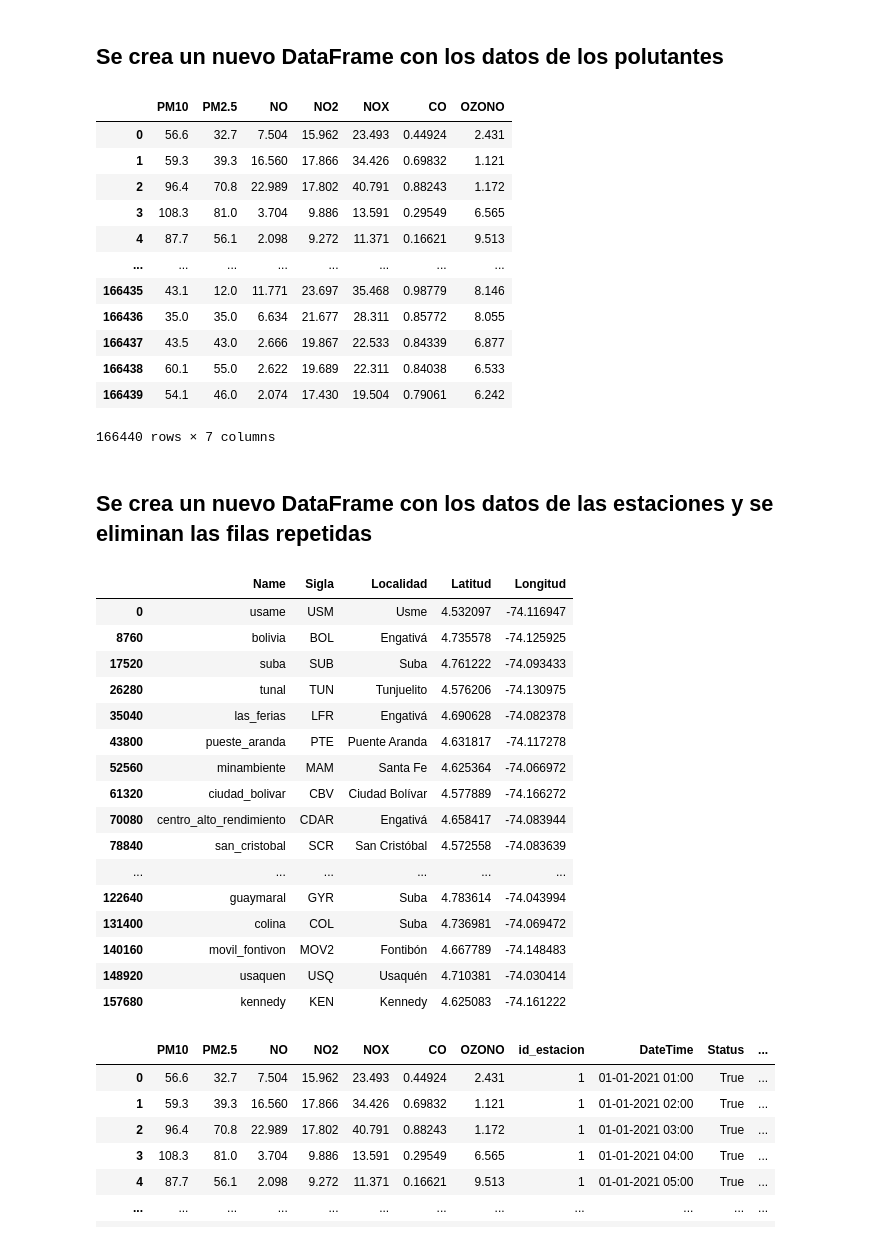
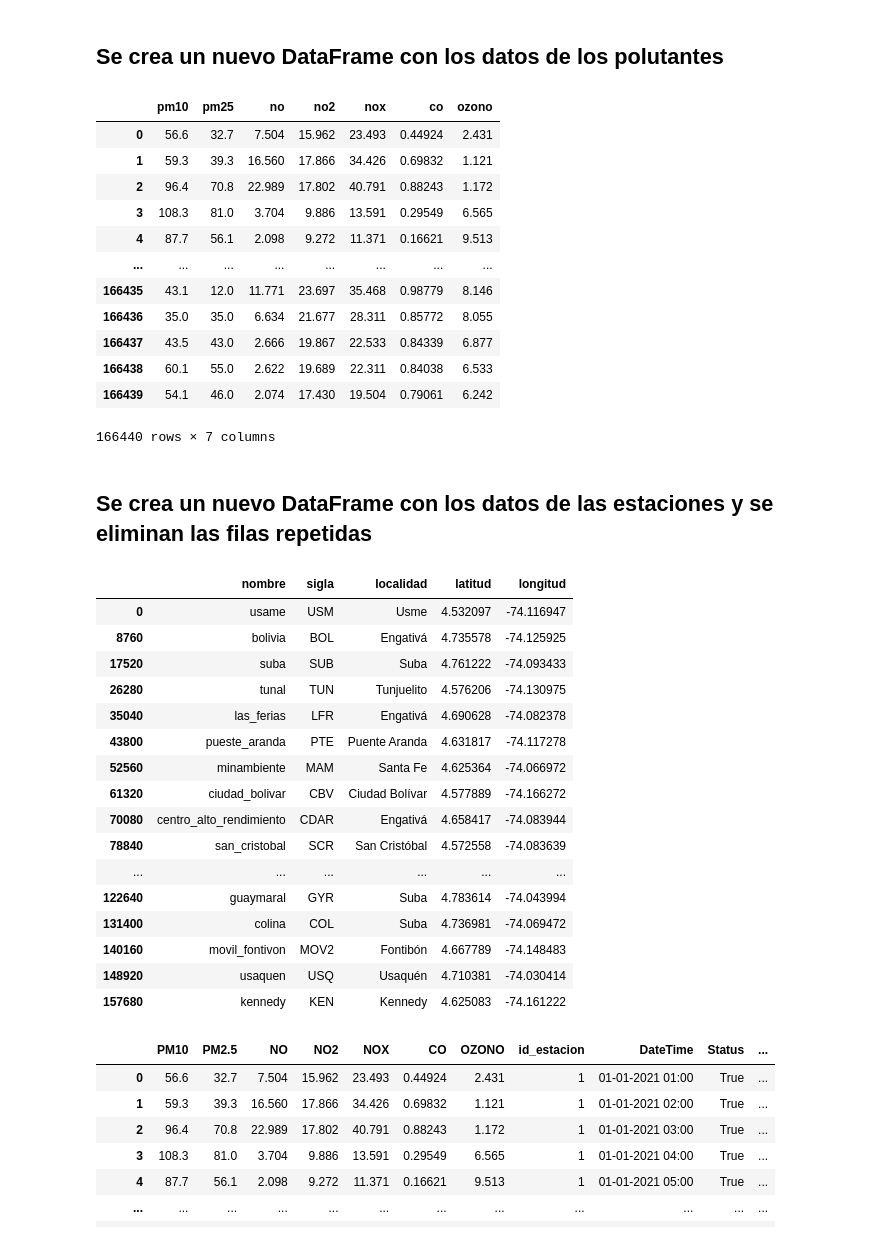
Before and after one commit to ManuelM07/Data-warehouse, a Jupyter notebook: air_quality_bogota/preprocessing_db.ipynb, the cells around one changed output. Saved outputs shown, nothing was run; the diff lists cells and outputs as text; code cells hidden in the pictures.

Commit message:
Rename columns

```diff
--- a/air_quality_bogota/preprocessing_db.ipynb
+++ b/air_quality_bogota/preprocessing_db.ipynb
@@ -39,9 +28,16 @@ df
 # %%
 df_polutante=pd.DataFrame(df, columns=["PM10", "PM2.5", "NO", "NO2", "NOX", "CO", "OZONO"]) # se crea un nuevo DataFrame unicamente con los polutantes
 df['id_polutante'] = df.index+1 # se crea una nueva columna que identificará a cada polutante
+df_polutante = df_polutante.rename(columns={'PM10': 'pm10'}) # se pone el nombre de la columna en minuscula
+df_polutante = df_polutante.rename(columns={'PM2.5': 'pm25'})
+df_polutante = df_polutante.rename(columns={'NO': 'no'})
+df_polutante = df_polutante.rename(columns={'NO2': 'no2'})
+df_polutante = df_polutante.rename(columns={'NOX': 'nox'})
+df_polutante = df_polutante.rename(columns={'CO': 'co'})
+df_polutante = df_polutante.rename(columns={'OZONO': 'ozono'})
 df_polutante
 # %% [output]
-|  | PM10 | PM2.5 | NO | NO2 | NOX | CO | OZONO |
+|  | pm10 | pm25 | no | no2 | nox | co | ozono |
 | 0 | 56.6 | 32.7 | 7.504 | 15.962 | 23.493 | 0.44924 | 2.431 |
 | 1 | 59.3 | 39.3 | 16.560 | 17.866 | 34.426 | 0.69832 | 1.121 |
 | 2 | 96.4 | 70.8 | 22.989 | 17.802 | 40.791 | 0.88243 | 1.172 |
@@ -59,10 +55,16 @@ df_polutante
 # %%
 df_estacion=pd.DataFrame(df, columns=["Name", "Station", "Localidad", "Latitud", "Longitud"]) # se crea un nuevo DataFrame unicamente con los datos de las estaciones
 df_estacion = df_estacion.drop_duplicates() # se eliminan las filas repetidas
-df_estacion = df_estacion.rename(columns={'Station': 'Sigla'}) # se cambia el nombre a la columna Station por Sigla
+df_estacion = df_estacion.rename(columns={'Station': 'sigla'}) # se cambia el nombre a la columna Station por Sigla
+df_estacion = df_estacion.rename(columns={'Name': 'nombre'}) # se cambia el nombre a la columna Name por Nombre
+df_estacion = df_estacion.rename(columns={'Localidad': 'localidad'}) # se pone el nombre de la columna en minuscula
+df_estacion = df_estacion.rename(columns={'Latitud': 'latitud'})
+df_estacion = df_estacion.rename(columns={'Longitud': 'longitud'})
+
+
 df_estacion
 # %% [output]
-|  | Name | Sigla | Localidad | Latitud | Longitud |
+|  | nombre | sigla | localidad | latitud | longitud |
 | 0 | usame | USM | Usme | 4.532097 | -74.116947 |
 | 8760 | bolivia | BOL | Engativá | 4.735578 | -74.125925 |
 | 17520 | suba | SUB | Suba | 4.761222 | -74.093433 |
```
Also changed, not shown: parts of 3 cells of this notebook.
